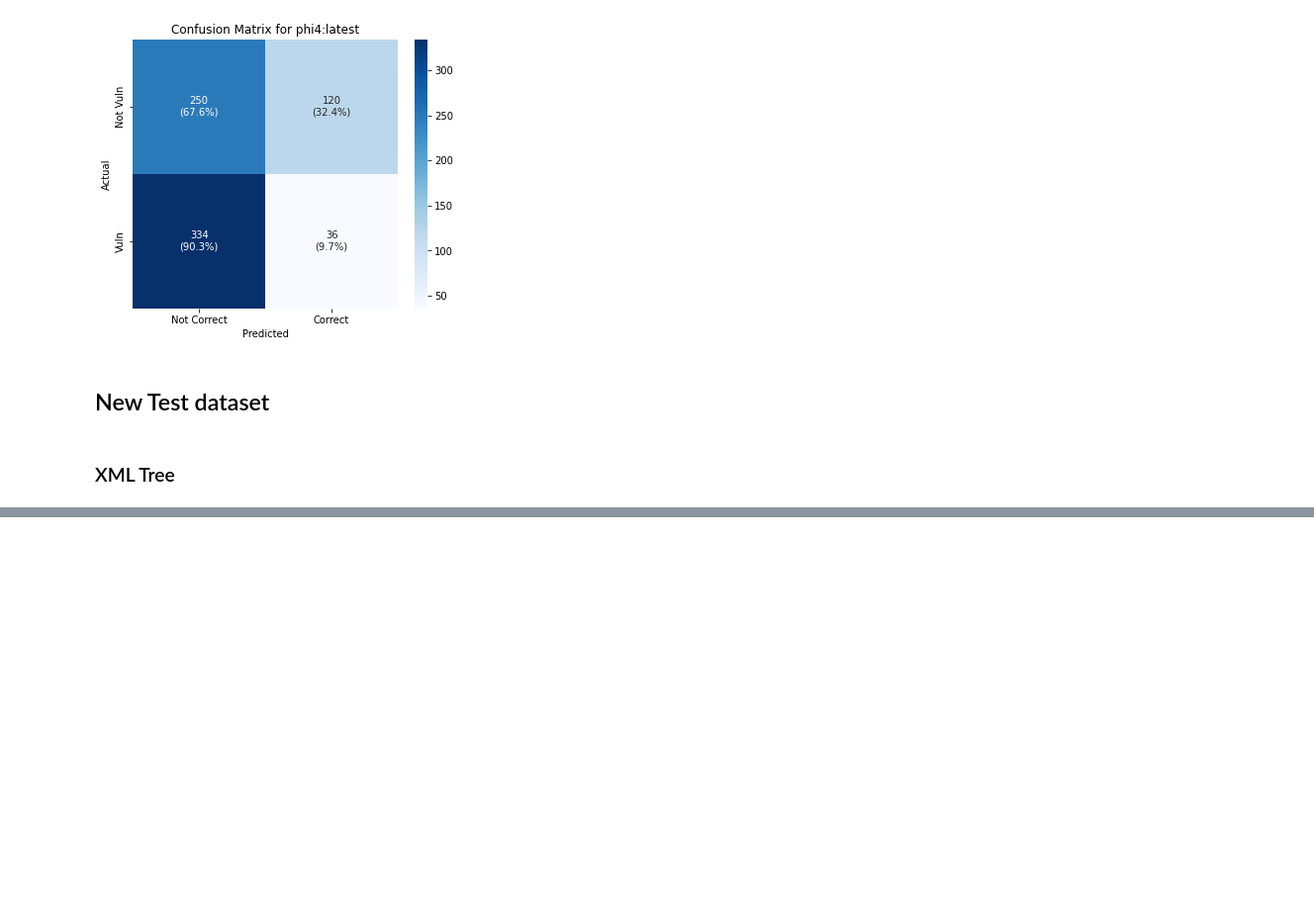
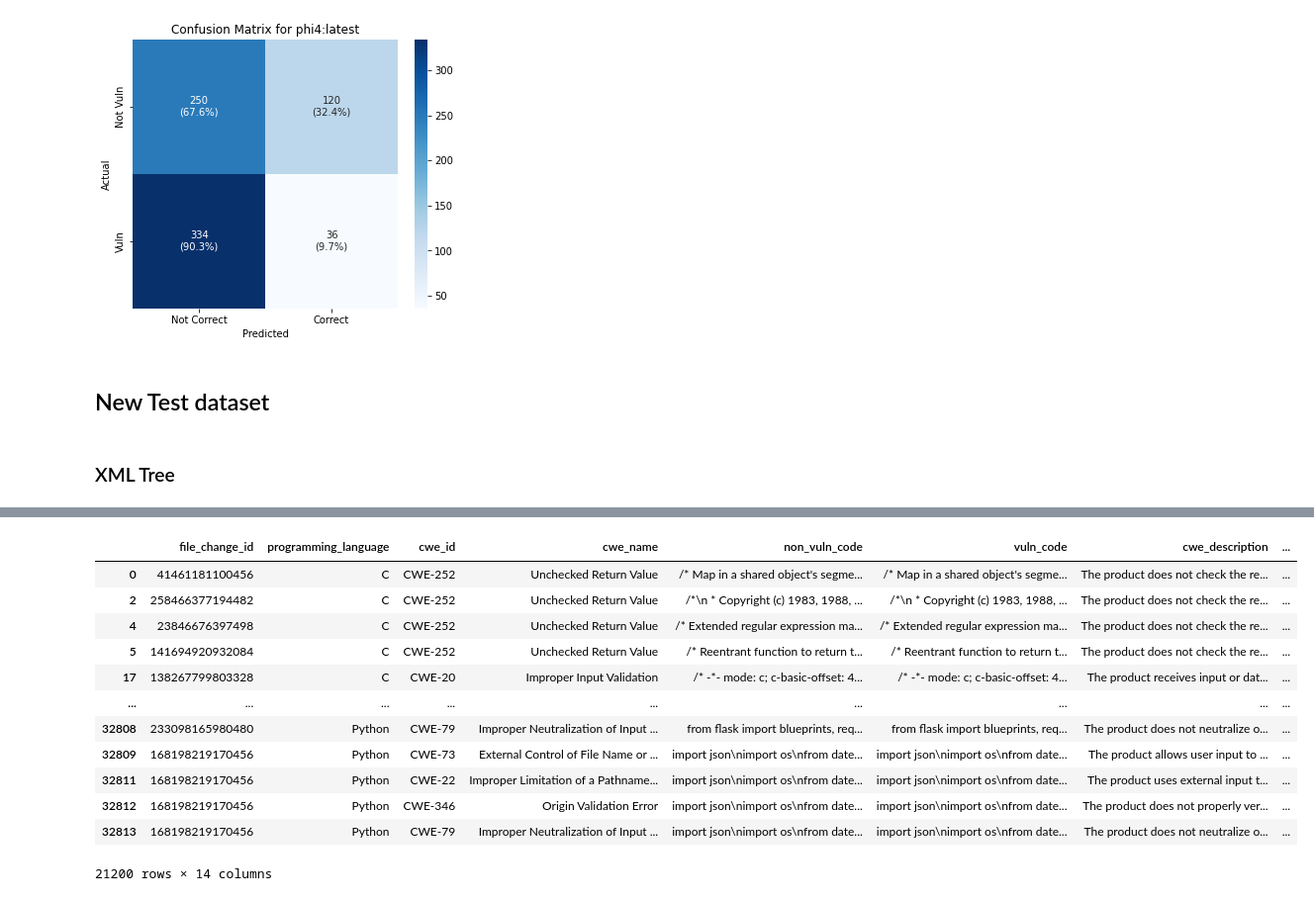
Before and after one commit to kei5uke/llm-code-vuln, a Jupyter notebook: notebook.ipynb, the cells around one changed output, grey strips where cells are left out. Shown at 99% size. Drawn from its saved outputs; the diff is of its cells as text; code cells hidden in the pictures; blank space fills up the shorter version.

```diff
--- a/notebook.ipynb
+++ b/notebook.ipynb
@@ -14,7 +14,7 @@ import os
 #  'Rust', 'Swift', 'R', 'Matlab', 'Erlang' ]
 
 # langs = ["PHP", "C", "JavaScript", "Python", "Java", "TypeScript", "C++", "Go", "Ruby", "Shell"]
-langs = ["PHP", "C", "JavaScript", "Python", "Java", "TypeScript", "C++"]
+langs = ["PHP", "C", "JavaScript", "Python", "Java", "TypeScript", "C++", "Go", "Ruby"]
 # langs = ["C", "Python", "Java", "C++", "Go", "Ruby"]
 
 
@@ -469,12 +468,12 @@ cwe_uniques = df['cwe_id'].unique()
 
 cwe_parents = {}
 for cwe in cwe_uniques:
-#     parents = find_parents_dict(cwe.split('-')[1])
-    parents = find_parents(cwe.split('-')[1])
-#     if parents is None or len(parents['Class'])==0 : continue
-    if parents is None or len(parents)==0 : continue
-#     if len(parents['Class']) > 1: print(len(parents['Class']))
-    df.loc[df['cwe_id'] == cwe, 'class'] = parents[-1]
+    parents = find_parents_dict(cwe.split('-')[1])
+    if parents is None or len(parents['Class'])==0 : continue
+    df.loc[df['cwe_id'] == cwe, 'class'] = parents['Class'][-1]
+#     parents = find_parents(cwe.split('-')[1])
+#     if parents is None or len(parents)==0 : continue
+#     df.loc[df['cwe_id'] == cwe, 'class'] = parents[-1]
 
 df_filtered = df[(df['class'].notna())]
 
@@ -517,0 +590,16 @@ for cwe in cwes:
+# %%
+df
+# %% [output]
+|  | file_change_id | programming_language | cwe_id | cwe_name | non_vuln_code | vuln_code | cwe_description | ... |
+| 0 | 41461181100456 | C | CWE-252 | Unchecked Return Value | /* Map in a shared object's segme... | /* Map in a shared object's segme... | The product does not check the re... | ... |
+| 2 | 258466377194482 | C | CWE-252 | Unchecked Return Value | /*\n * Copyright (c) 1983, 1988, ... | /*\n * Copyright (c) 1983, 1988, ... | The product does not check the re... | ... |
+| 4 | 23846676397498 | C | CWE-252 | Unchecked Return Value | /* Extended regular expression ma... | /* Extended regular expression ma... | The product does not check the re... | ... |
+| 5 | 141694920932084 | C | CWE-252 | Unchecked Return Value | /* Reentrant function to return t... | /* Reentrant function to return t... | The product does not check the re... | ... |
+| 17 | 138267799803328 | C | CWE-20 | Improper Input Validation | /* -*- mode: c; c-basic-offset: 4... | /* -*- mode: c; c-basic-offset: 4... | The product receives input or dat... | ... |
+| ... | ... | ... | ... | ... | ... | ... | ... | ... |
+| 32808 | 233098165980480 | Python | CWE-79 | Improper Neutralization of Input ... | from flask import blueprints, req... | from flask import blueprints, req... | The product does not neutralize o... | ... |
+| 32809 | 168198219170456 | Python | CWE-73 | External Control of File Name or ... | import json\nimport os\nfrom date... | import json\nimport os\nfrom date... | The product allows user input to ... | ... |
+| 32811 | 168198219170456 | Python | CWE-22 | Improper Limitation of a Pathname... | import json\nimport os\nfrom date... | import json\nimport os\nfrom date... | The product uses external input t... | ... |
+| 32812 | 168198219170456 | Python | CWE-346 | Origin Validation Error | import json\nimport os\nfrom date... | import json\nimport os\nfrom date... | The product does not properly ver... | ... |
+| 32813 | 168198219170456 | Python | CWE-79 | Improper Neutralization of Input ... | import json\nimport os\nfrom date... | import json\nimport os\nfrom date... | The product does not neutralize o... | ... |
+21200 rows × 14 columns
```
Also changed, not shown: parts of 13 cells of this notebook, 10 other files.
